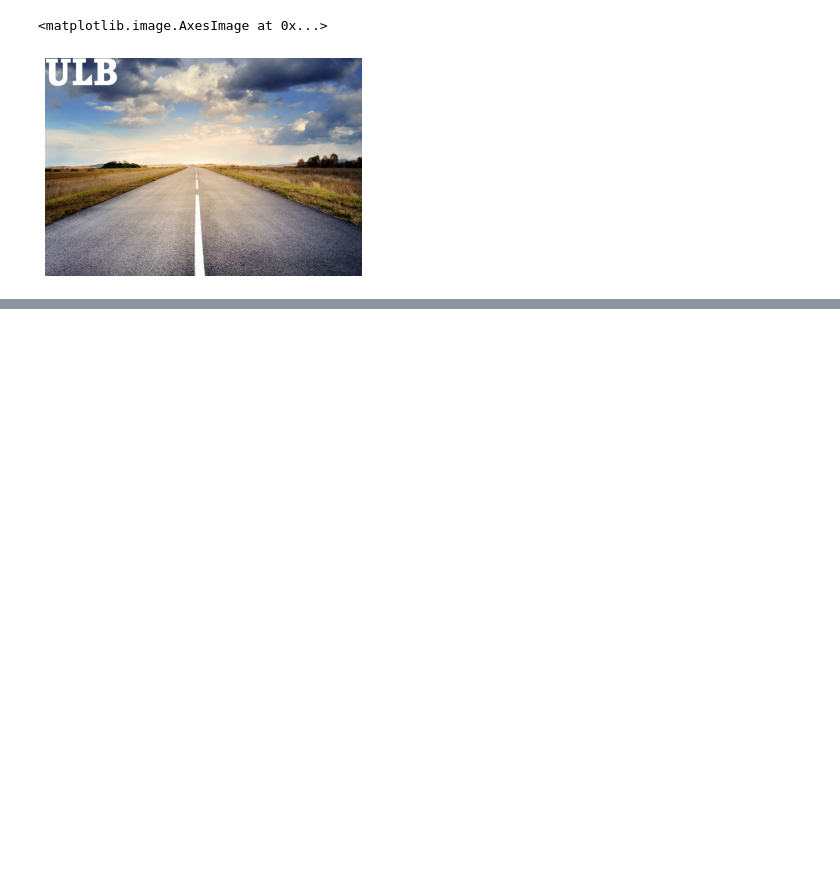
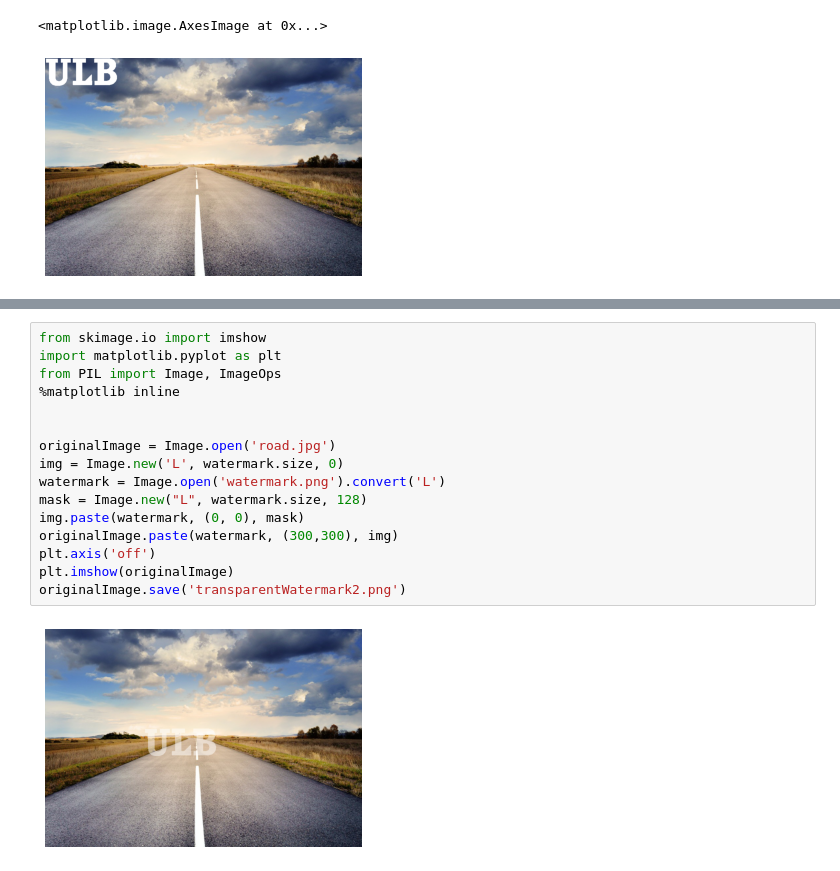
Before and after one commit to AstridSoumoy/INFO-H500-Module1, a Jupyter notebook: watermark.ipynb, the cells around one changed output, grey strips where cells are left out. Cells and saved outputs as stored; diff of their text form; blank space fills up the shorter version.

```diff
--- a/watermark.ipynb
+++ b/watermark.ipynb
@@ -60,0 +78,18 @@ ERROR : Y is out of the image size, it should be between 0 and  659
+# %%
+from skimage.io import imshow
+import matplotlib.pyplot as plt
+from PIL import Image, ImageOps
+%matplotlib inline
+
+
+originalImage = Image.open('road.jpg')
+img = Image.new('L', watermark.size, 0)
+watermark = Image.open('watermark.png').convert('L')
+mask = Image.new("L", watermark.size, 128)
+img.paste(watermark, (0, 0), mask)
+originalImage.paste(watermark, (300,300), img)
+plt.axis('off')
+plt.imshow(originalImage)
+originalImage.save('transparentWatermark2.png')
+# %% [output]
+[figure, added]
```
Also changed, not shown: parts of 4 cells of this notebook.
